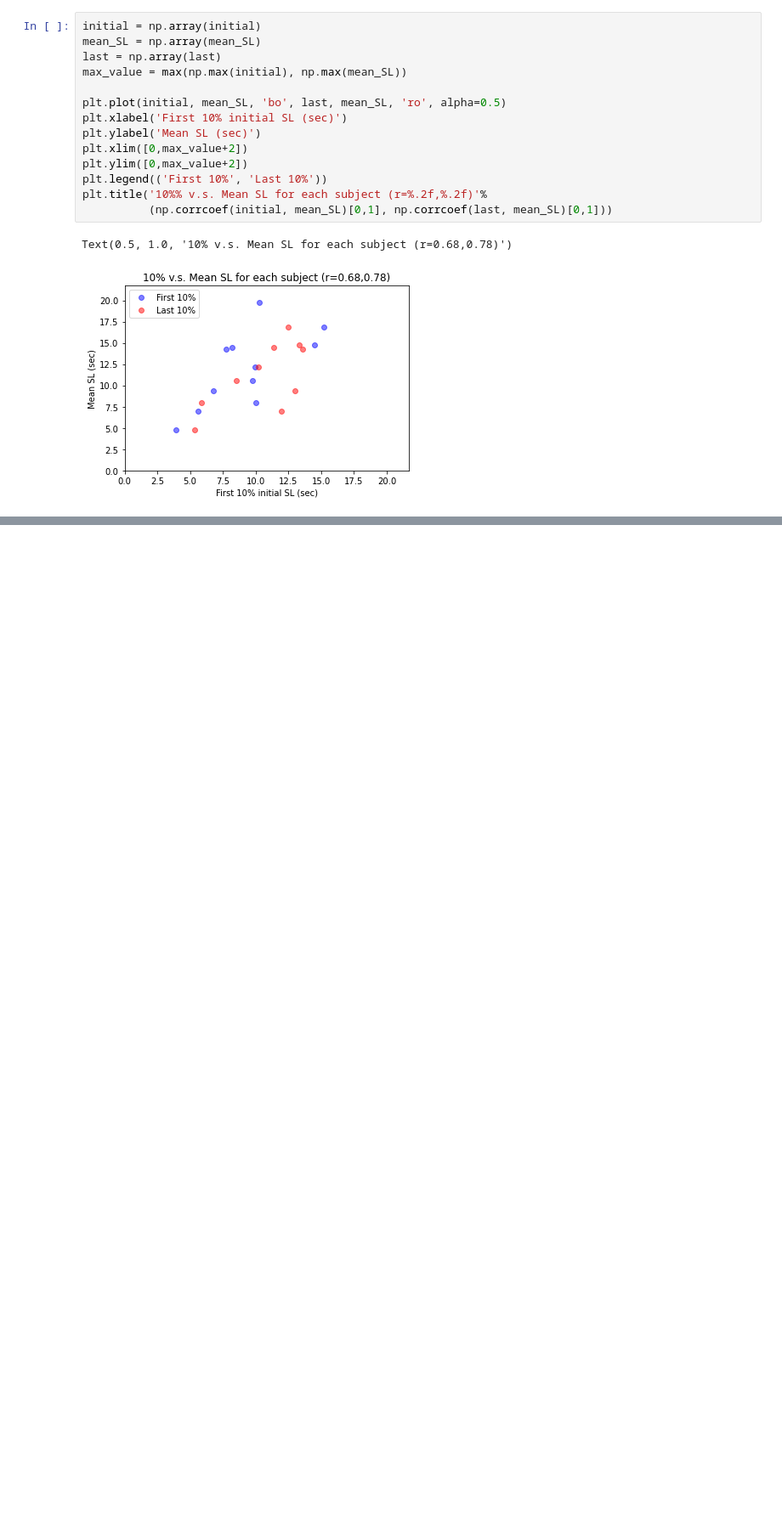
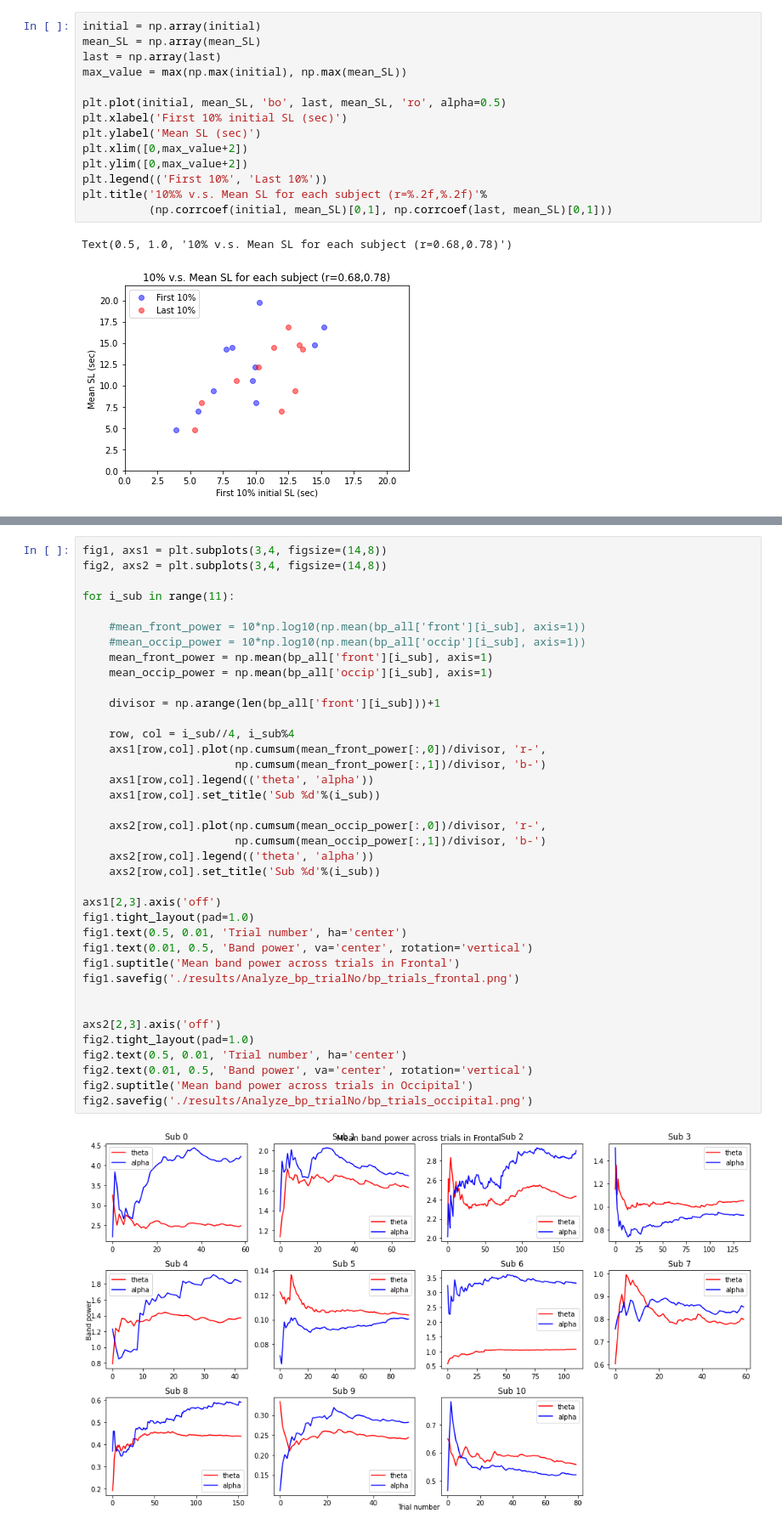
Before and after one commit to hundredball/Math24, a Jupyter notebook: Analyze_data.ipynb, the cells around one changed output, grey strips where cells are left out. Shown at 85% size. Cells and saved outputs as stored; diff of their text form; blank space fills up the shorter version.

```diff
--- a/Analyze_data.ipynb
+++ b/Analyze_data.ipynb
@@ -485,0 +634,40 @@ Text(0.5, 1.0, '10% v.s. Mean SL for each subject (r=0.68,0.78)')
+# %%
+fig1, axs1 = plt.subplots(3,4, figsize=(14,8))
+fig2, axs2 = plt.subplots(3,4, figsize=(14,8))
+
+for i_sub in range(11):
+
+    #mean_front_power = 10*np.log10(np.mean(bp_all['front'][i_sub], axis=1))
+    #mean_occip_power = 10*np.log10(np.mean(bp_all['occip'][i_sub], axis=1))
+    mean_front_power = np.mean(bp_all['front'][i_sub], axis=1)
+    mean_occip_power = np.mean(bp_all['occip'][i_sub], axis=1)
+
+    divisor = np.arange(len(bp_all['front'][i_sub]))+1
+
+    row, col = i_sub//4, i_sub%4
+    axs1[row,col].plot(np.cumsum(mean_front_power[:,0])/divisor, 'r-',
+                       np.cumsum(mean_front_power[:,1])/divisor, 'b-')
+    axs1[row,col].legend(('theta', 'alpha'))
+    axs1[row,col].set_title('Sub %d'%(i_sub))
+
+    axs2[row,col].plot(np.cumsum(mean_occip_power[:,0])/divisor, 'r-',
+                       np.cumsum(mean_occip_power[:,1])/divisor, 'b-')
+    axs2[row,col].legend(('theta', 'alpha'))
+    axs2[row,col].set_title('Sub %d'%(i_sub))
+
+axs1[2,3].axis('off')
+fig1.tight_layout(pad=1.0)
+fig1.text(0.5, 0.01, 'Trial number', ha='center')
+fig1.text(0.01, 0.5, 'Band power', va='center', rotation='vertical')
+fig1.suptitle('Mean band power across trials in Frontal')
+fig1.savefig('./results/Analyze_bp_trialNo/bp_trials_frontal.png')
+
+
+axs2[2,3].axis('off')
+fig2.tight_layout(pad=1.0)
+fig2.text(0.5, 0.01, 'Trial number', ha='center')
+fig2.text(0.01, 0.5, 'Band power', va='center', rotation='vertical')
+fig2.suptitle('Mean band power across trials in Occipital')
+fig2.savefig('./results/Analyze_bp_trialNo/bp_trials_occipital.png')
+# %% [output]
+[figure, added]
```
Also changed, not shown: parts of 10 cells of this notebook, 1 other file.
